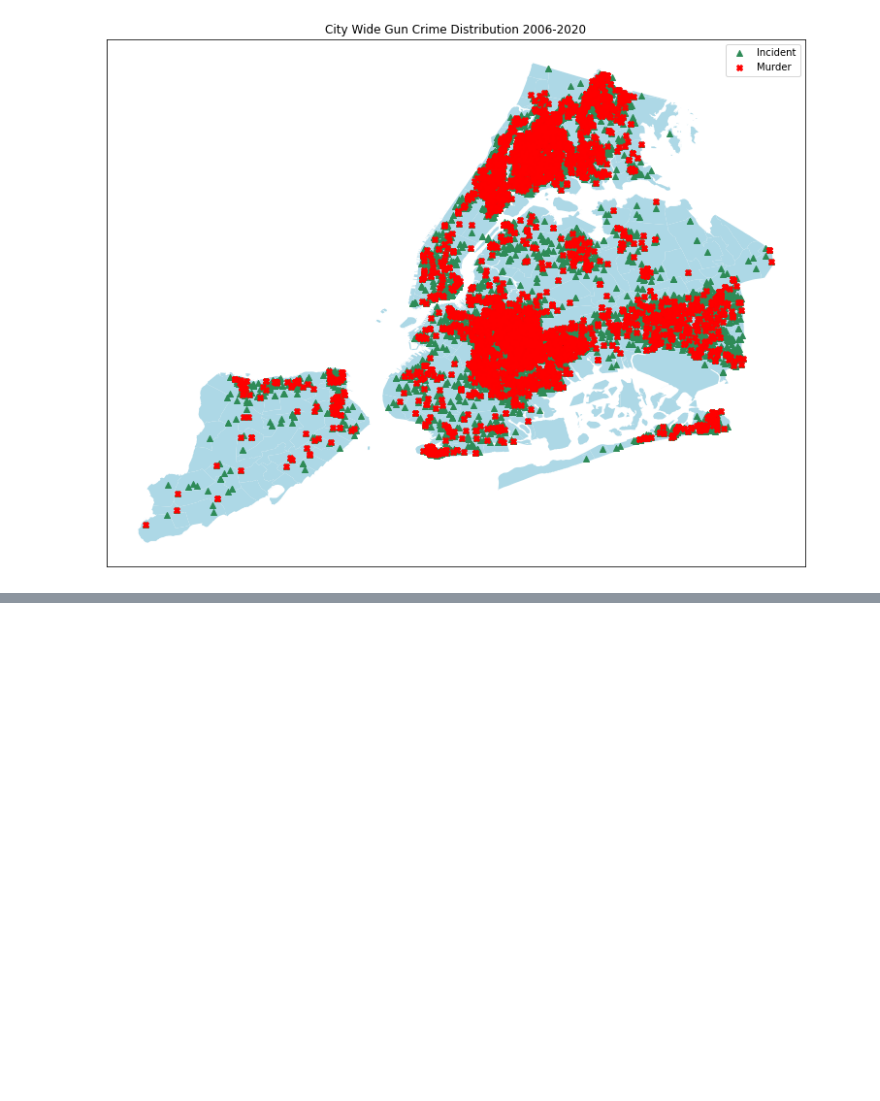
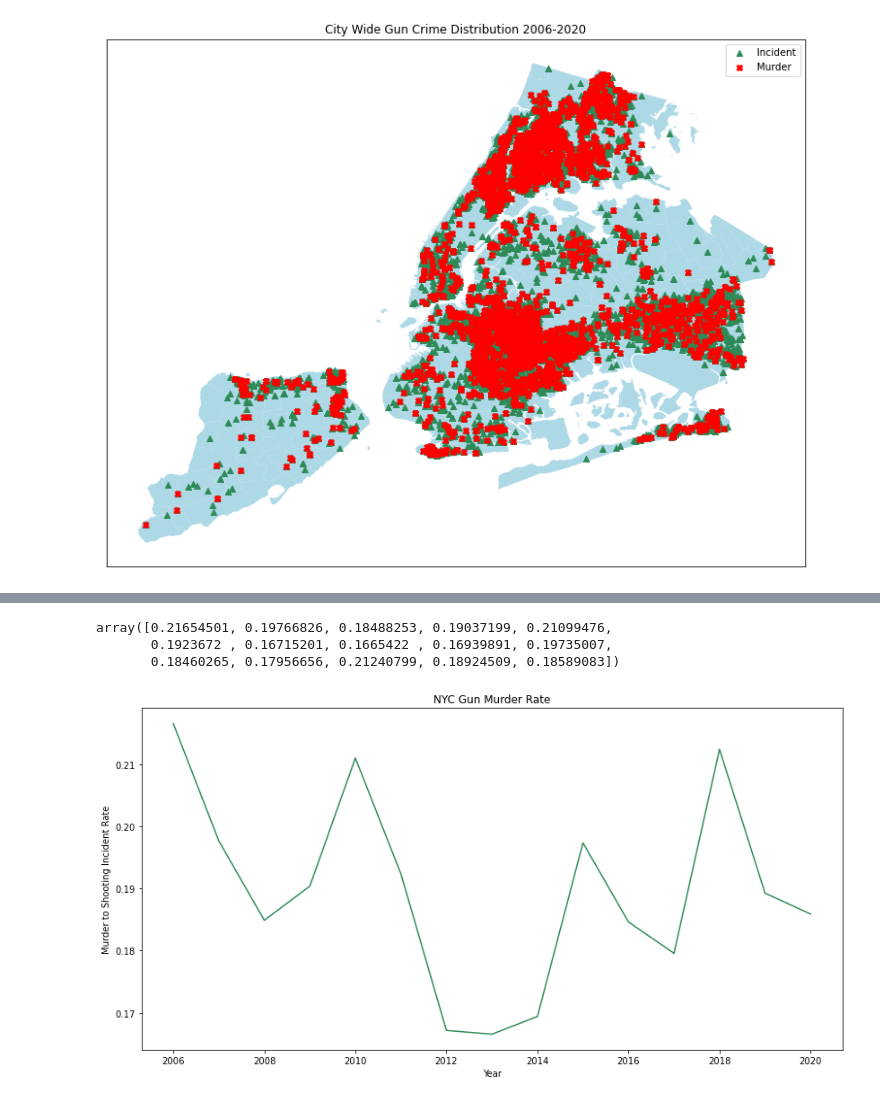
Before and after one commit to sashasabater/nyc-gun-violence, a Jupyter notebook: notebooks/nypd.ipynb, the cells around one changed output, grey strips where cells are left out. Cells and saved outputs as stored; diff of their text form; code cells hidden in the pictures; blank space fills up the shorter version.

Commit message:
uploaded graph

```diff
--- a/notebooks/nypd.ipynb
+++ b/notebooks/nypd.ipynb
@@ -62,0 +111,23 @@ ax.legend();
+# %%
+rate_of_murder = total_deaths_by_year / total_incidents_by_year
+# %%
+rate_of_murder
+# %% [output]
+array([0.21654501, 0.19766826, 0.18488253, 0.19037199, 0.21099476,
+       0.1923672 , 0.16715201, 0.1665422 , 0.16939891, 0.19735007,
+       0.18460265, 0.17956656, 0.21240799, 0.18924509, 0.18589083])
+# %%
+murder_rate = pd.Series(rate_of_murder, index=range(2006, 2021))
+# %%
+yearly = pd.DataFrame(murder_rate, columns = ['murder_rate'])
+# %%
+yearly['total_deaths'] = total_deaths_by_year
+yearly['total_incidents_by_year'] = total_incidents_by_year
+# %%
+fig, ax = plt.subplots(figsize=(14, 7))
+ax.plot(yearly.index, yearly.murder_rate, color='seagreen', label='Murder Rate')
+ax.set_title('NYC Gun Murder Rate')
+ax.set_xlabel('Year')
+ax.set_ylabel('Murder to Shooting Incident Rate');
+# %% [output]
+[figure, added]
```
Also changed, not shown: parts of 10 cells of this notebook, 2 other files.
